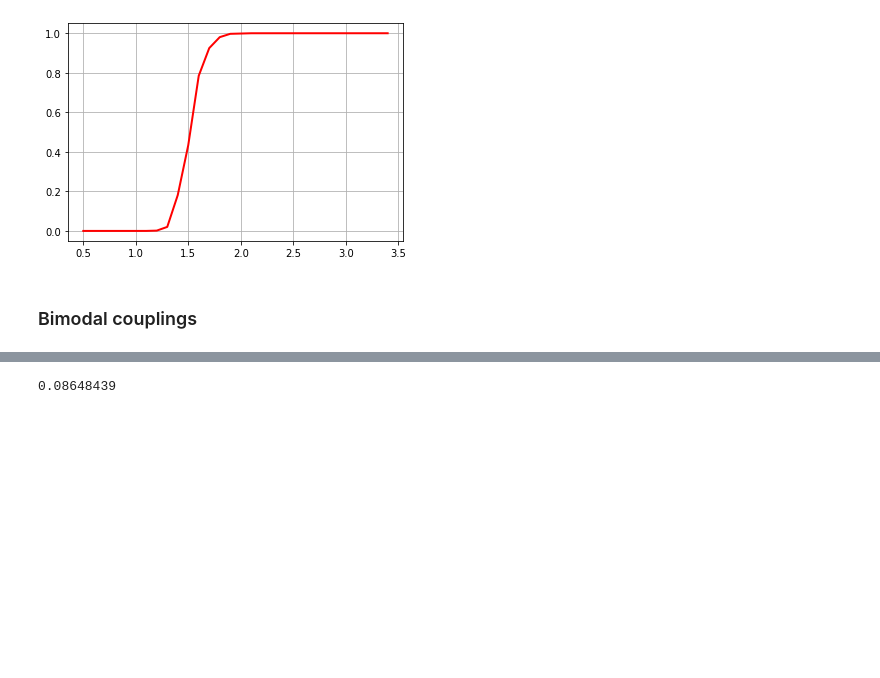
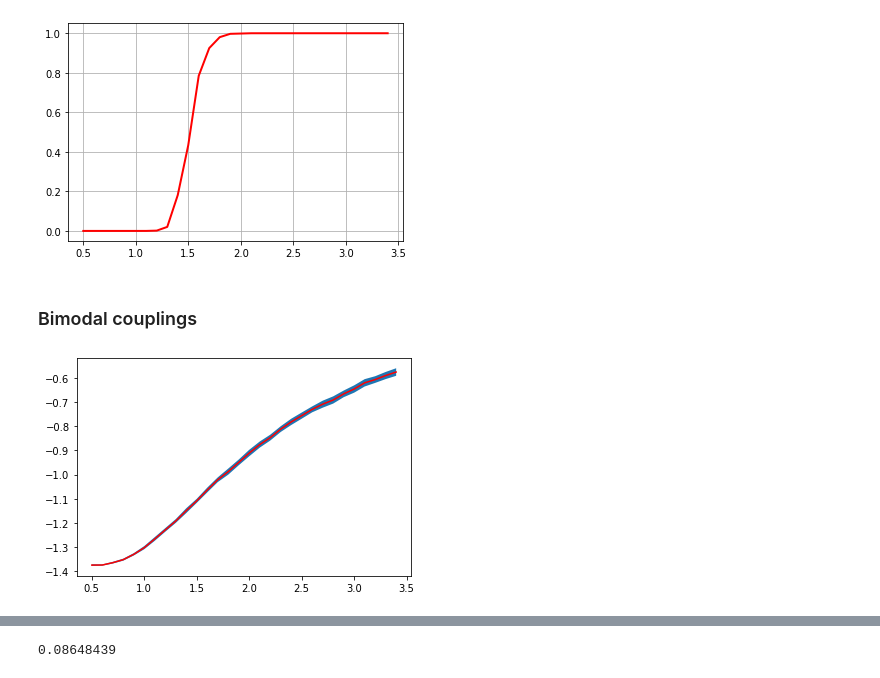
Before and after one commit to dinesh110598/Spin_glass_NN, a Jupyter notebook: main.ipynb, the cells around one changed output, grey strips where cells are left out. Saved outputs shown, nothing was run; the diff lists cells and outputs as text; code cells hidden in the pictures; blank space fills up the shorter version.

```diff
--- a/main.ipynb
+++ b/main.ipynb
@@ -512,9 +532,13 @@ def calc_energy (spin, J_nn, energy): #m_ threads on a single block...
 class EASimulator ():
     def __init__ (self,lat_len= 48, dist= 'uniform'):
         "The accepted values of 'dist' argument are: 'uniform', 'bimodal' or 'gaussian'"
-        self.J_nn = cp.asarray (np.load (folder_path+"Coupling_constants/Jnn_"+dist+".npy"))
         self.shape = (lat_len, lat_len)
         self.lat_len = lat_len
+        """if dist == 'ising':
+            self.J_nn = cp.asarray (np.ones (self.shape+(2,), np.float32))
+        else:
+            self.J_nn = cp.asarray (np.load (folder_path+"Coupling_constants/Jnn_"+dist+".npy"))"""
+        self.J_nn = cp.random.normal (size=self.shape+(2,))
         self.tpb = (1,8,8)
         self.m = 80
         self.spin = cp.random.choice ([-1,1], (self.m,)+self.shape).astype(np.int8)
@@ -524,7 +548,7 @@ class EASimulator ():
     def equilib_cold (self, temp):
         vr_T = cp.linspace (temp, temp+2.5, self.m, dtype=np.float32)
         bpg = (self.m,self.shape[0]//self.tpb[1],self.shape[1]//self.tpb[2])
-        for _ in range(250):
+        for _ in range(1000):
             for _ in range (5):
                 update_black[bpg,self.tpb] (self.spin, vr_T, self.J_nn, self.seed)
                 update_white[bpg,self.tpb] (self.spin, vr_T, self.J_nn, self.seed)
@@ -534,7 +558,8 @@ class EASimulator ():
         for _ in range (500):
             update_black[bpg, self.tpb] (self.spin, vr_T, self.J_nn, self.seed)
             update_white[bpg, self.tpb] (self.spin, vr_T, self.J_nn, self.seed)
-        return cp.asnumpy(self.spin).astype(np.float32)
+        calc_energy[1, self.m](self.spin, self.J_nn, self.energy)
+        return cp.asnumpy(self.energy)#cp.asnumpy(self.spin).astype(np.float32)
 
     def equilib_hot (self, temp):
         vr_T = cp.full (self.m, temp, np.float32)
@@ -558,6 +583,15 @@ class EASimulator ():
         t_data = tf.data.Dataset.from_tensor_slices ((t_lattice, t_label))
         return t_data.shuffle (buffer_size=train_len)
 
+    def generate_cold_data(self, train_len=10000):
+        t_lattice = []
+        self.J_nn = cp.random.normal (size= self.shape+(2,))
+        np.save (folder_path+'Coupling_constants/NADE_couplings.npy',
+                 cp.asnumpy(self.J_nn))
+        for _ in range (train_len//self.m):
+            t_lattice.append (self.equilib_cold (0.5))
+        return np.concatenate (t_lattice, axis=0)
+
     def neural_data (self, low, high, step, brain):
         _len = math.ceil((high - low) / step)
         t_lattice = []
@@ -580,6 +614,26 @@ class EASimulator ():
         ax.grid ()
         plt.show ()
         return predictions[:,0]
+
+    def temp_energies (self, low, high, step):
+        _len = math.ceil((high - low) / step)
+        datax = []
+        datay = []
+        error = []
+        temp = low
+        for _ in range (_len):
+            t_energies = (self.equilib_cold (temp))
+            datax.append (temp)
+            datay.append (t_energies.mean())
+            error.append (t_energies.std())
+            temp += step
+
+        datax = np.asarray (datax)
+        datay = np.asarray (datay)
+        error = np.asarray (error)/2
+        plt.plot (datax, datay, 'r-')
+        plt.fill_between (datax, datay-error, datay+error)
+        plt.show()
 # %% [markdown]
 ### Uniform couplings
 # %%
@@ -719,3 +773,7 @@ output.eval_js('new Audio("https://upload.wikimedia.org/wikipedia/commons/0/05/B
 ### Bimodal couplings
 # %%
 simulator = EASimulator (dist='bimodal')
+# %%
+simulator.temp_energies (0.5, 3.5, 0.1)
+# %% [output]
+[figure, added]
```
Also changed, not shown: parts of 89 cells of this notebook.
